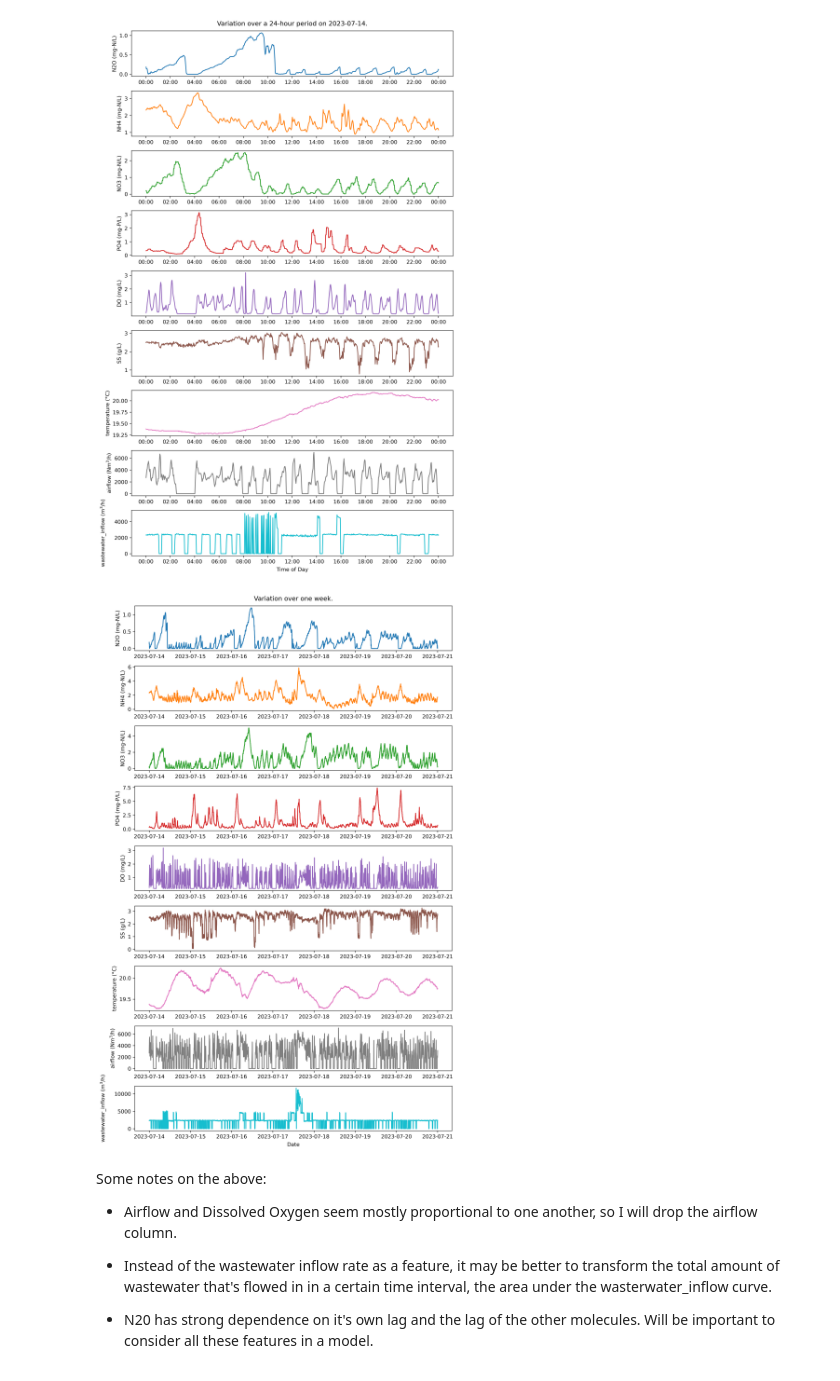
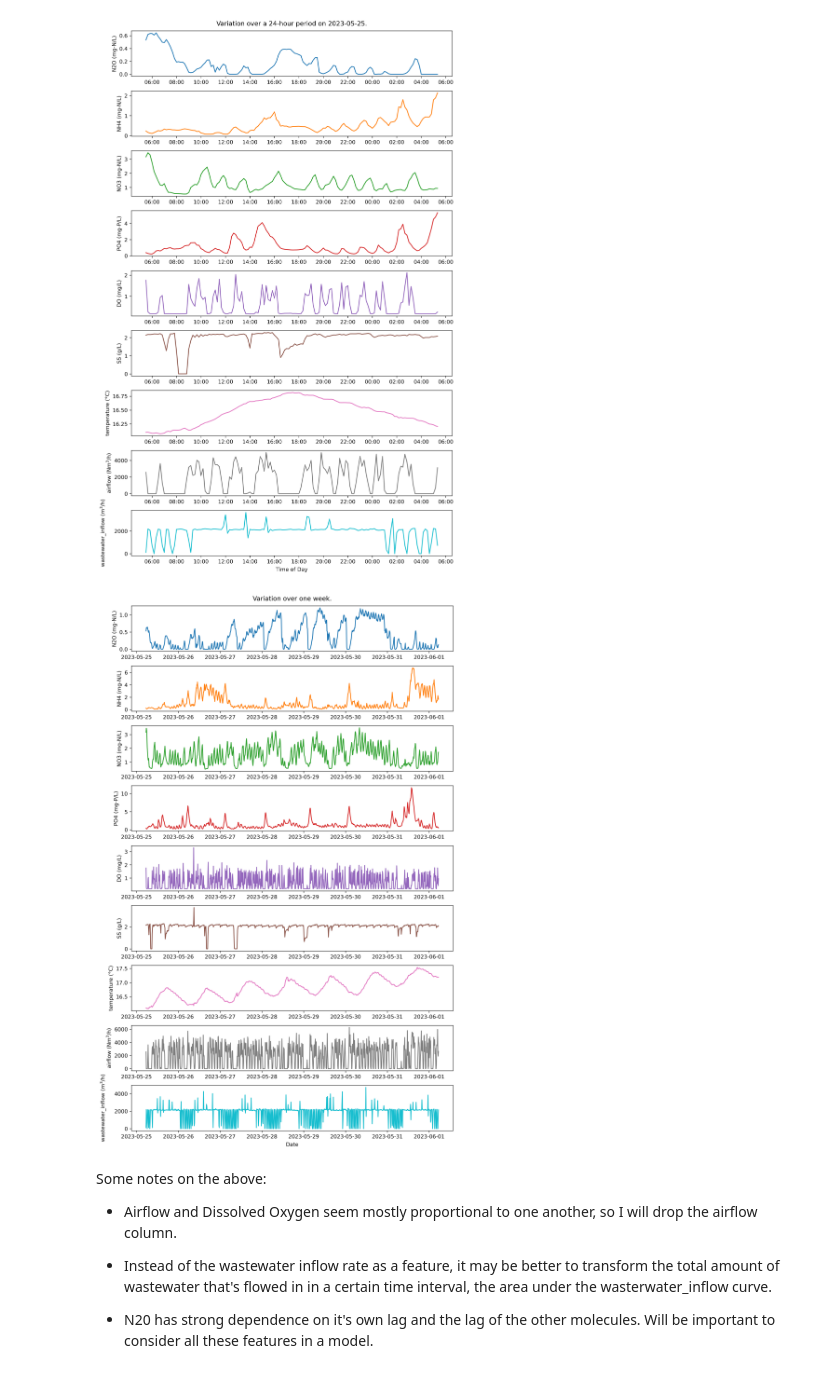
Before and after one commit to AmritpalSNijjar/wastewater_forecasting, a Jupyter notebook: notebooks/snapshot_plots.ipynb, the cells around one changed output. Drawn from its saved outputs; the diff is of its cells as text; code cells hidden in the pictures.

```diff
--- a/notebooks/snapshot_plots.ipynb
+++ b/notebooks/snapshot_plots.ipynb
@@ -11,12 +11,12 @@ processed_file_name = 'wastewater_tank1_processed.csv'
 
 fig_file_path = '../figures/'
 
-df = pd.read_csv(processed_file_path + processed_file_name, parse_dates=["time"])
+df = pd.read_csv(processed_file_path + processed_file_name, index_col=0, parse_dates=True)
 # %%
-ROWS_IN_A_DAY = int(24*60)
+ROWS_IN_A_DAY = int(24*6)
 ROWS_IN_A_WEEK = ROWS_IN_A_DAY*7
 
-IND = 500070
+IND = 50007
 
 cols_to_plot = ['N2O', 'NH4', 'NO3', 'PO4', 'DO', 'SS','temperature', 'airflow', 'wastewater_inflow']
 cols_units = ['mg-N/L', 'mg-N/L', 'mg-N/L', 'mg-P/L', 'mg/L', 'g/L', '°C', 'Nm$^3$/h', 'm$^3$/h']
@@ -35,13 +35,12 @@ colors = [
     "#17becf",  # cyan
 ]
 # %%
-
 one_day_snapshot = df.iloc[IND:IND + ROWS_IN_A_DAY]
 
 fig, ax = plt.subplots(n_plots, 1, figsize = (10, 15), dpi = 300)
 
 for i, col in enumerate(cols_to_plot):
-    ax[i].plot(one_day_snapshot['time'], one_day_snapshot[col], color = colors[i])
+    ax[i].plot(one_day_snapshot.index, one_day_snapshot[col], color = colors[i])
     ax[i].set_ylabel(col + " (" + cols_units[i] + ")")
     ax[i].xaxis.set_major_locator(mdates.HourLocator(interval=2))
     ax[i].xaxis.set_major_formatter(mdates.DateFormatter("%H:%M"))
@@ -53,7 +52,7 @@ plt.tick_params(labelcolor='none', which='both', top=False, bottom=False, left=F
 
 plt.tight_layout()
 plt.xlabel("Time of Day", labelpad = 5)
-plt.title("Variation over a 24-hour period on " + str(one_day_snapshot['time'][IND].date()) + ".", pad = 10)
+plt.title("Variation over a 24-hour period on " + str(one_day_snapshot.index[0].date()) + ".", pad = 10)
 
 fig.tight_layout()
 
@@ -61,35 +60,34 @@ fig_file_name = 'variation_24_hr.png'
 
 plt.savefig(fig_file_path + fig_file_name)
 # %% [output]
-[figure, old version]
+[figure, new version]
 # %%
-
 one_week_snapshot = df.iloc[IND:IND + ROWS_IN_A_WEEK]
 
 fig, ax = plt.subplots(n_plots, 1, figsize = (10, 15), dpi = 300)
 
 for i, col in enumerate(cols_to_plot):
-    ax[i].plot(one_week_snapshot['time'], one_week_snapshot[col], color = colors[i])
+    ax[i].plot(one_week_snapshot.index, one_week_snapshot[col], color = colors[i])
     ax[i].set_ylabel(col + " (" + cols_units[i] + ")")
     ax[i].xaxis.set_major_locator(mdates.DayLocator(interval=1))
     ax[i].xaxis.set_major_formatter(mdates.DateFormatter("%Y-%m-%d"))
 
 ax[-1].set_ylabel(cols_to_plot[-1] + " (" + cols_units[-1] + ")", labelpad = 15)
 
 fig.add_subplot(111, frameon = False)
 plt.tick_params(labelcolor='none', which='both', top=False, bottom=False, left=False, right=False)
 
 plt.tight_layout()
 plt.xlabel("Date", labelpad = 5)
 plt.title("Variation over one week.", pad = 10)
 
 fig.tight_layout()
 
 fig_file_name = 'variation_1_wk.png'
 
 plt.savefig(fig_file_path + fig_file_name)
 # %% [output]
-[figure, old version]
+[figure, new version]
 # %% [markdown]
 Some notes on the above:
 
```
Also changed, not shown: 1 other file.
